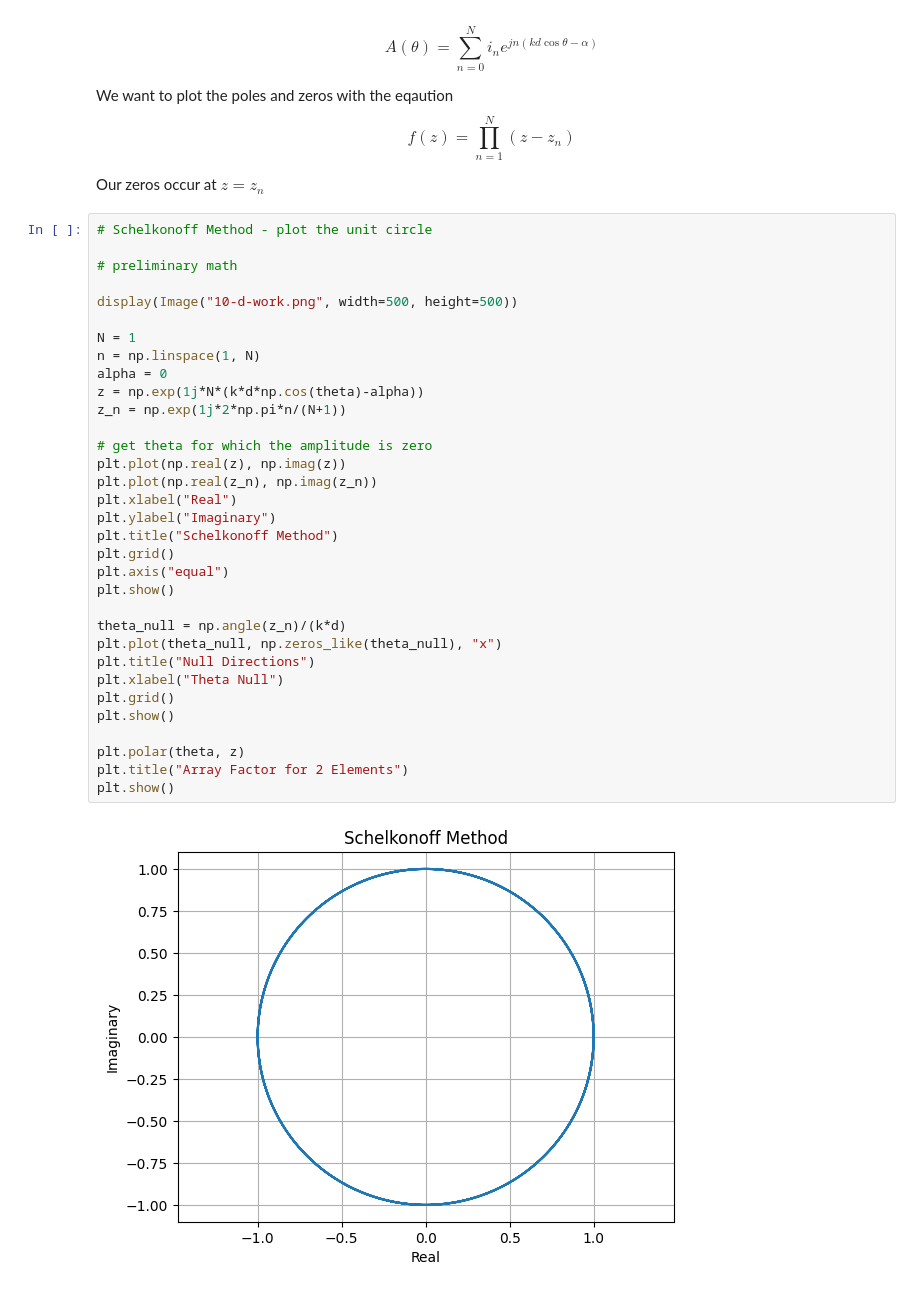
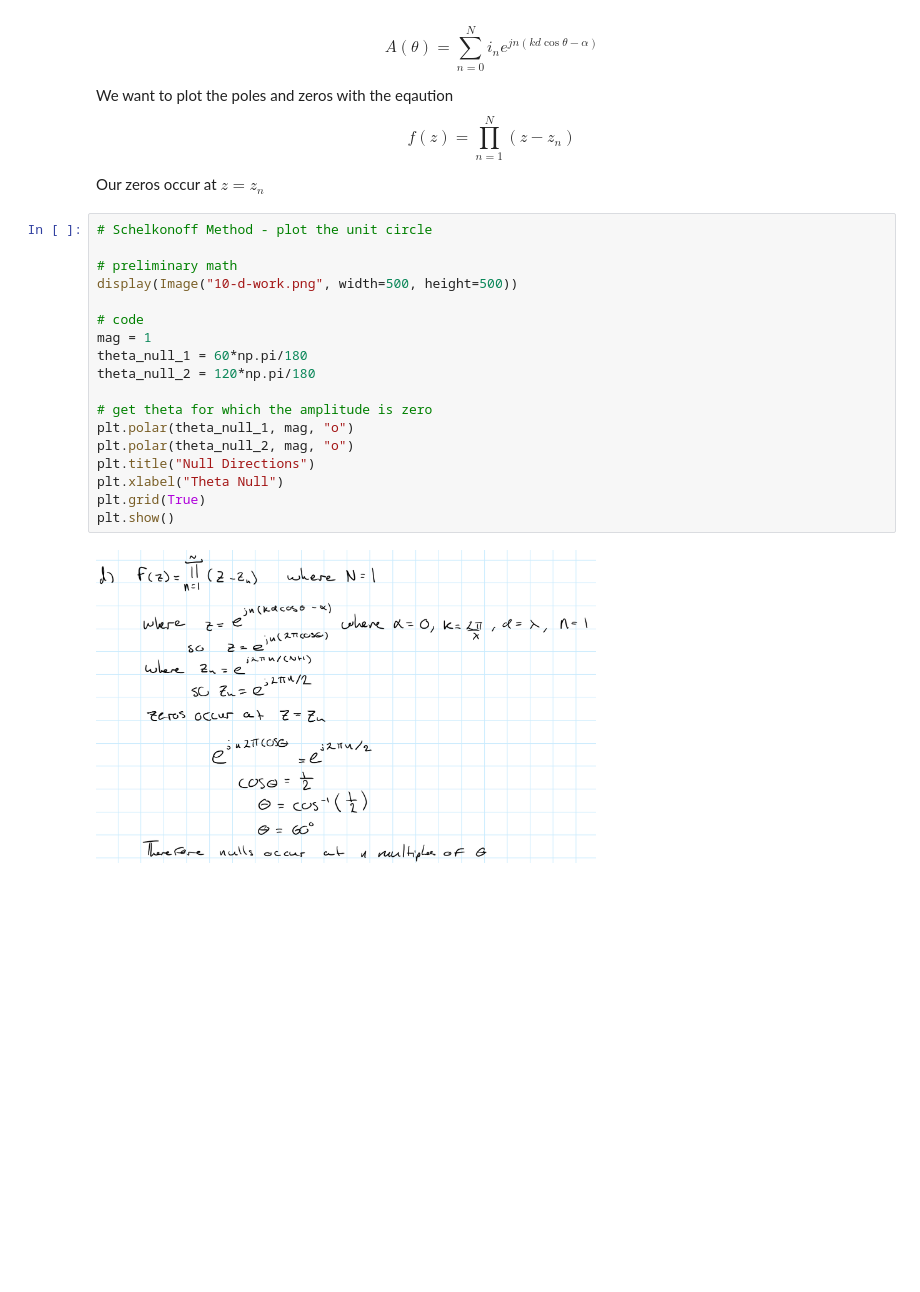
Before and after one commit to Montuck/antenna-software, a Jupyter notebook: hw10.ipynb, the cells around one changed output. Saved outputs shown, nothing was run; the diff lists cells and outputs as text; blank space fills up the shorter version.

```diff
--- a/hw10.ipynb
+++ b/hw10.ipynb
@@ -72,35 +69,20 @@ Our zeros occur at $z=z_n$
 # %%
 # Schelkonoff Method - plot the unit circle
 
 # preliminary math
-
 display(Image("10-d-work.png", width=500, height=500))
 
-N = 1
-n = np.linspace(1, N)
-alpha = 0
-z = np.exp(1j*N*(k*d*np.cos(theta)-alpha))
-z_n = np.exp(1j*2*np.pi*n/(N+1))
+# code
+mag = 1
+theta_null_1 = 60*np.pi/180
+theta_null_2 = 120*np.pi/180
 
 # get theta for which the amplitude is zero
-plt.plot(np.real(z), np.imag(z))
-plt.plot(np.real(z_n), np.imag(z_n))
-plt.xlabel("Real")
-plt.ylabel("Imaginary")
-plt.title("Schelkonoff Method")
-plt.grid()
-plt.axis("equal")
-plt.show()
-
-theta_null = np.angle(z_n)/(k*d)
-plt.plot(theta_null, np.zeros_like(theta_null), "x")
+plt.polar(theta_null_1, mag, "o")
+plt.polar(theta_null_2, mag, "o")
 plt.title("Null Directions")
 plt.xlabel("Theta Null")
-plt.grid()
+plt.grid(True)
 plt.show()
-
-plt.polar(theta, z)
-plt.title("Array Factor for 2 Elements")
-plt.show()
 # %% [output]
-[figure, old version]
+[figure, new version]
```
Also changed, not shown: parts of 3 cells of this notebook.
